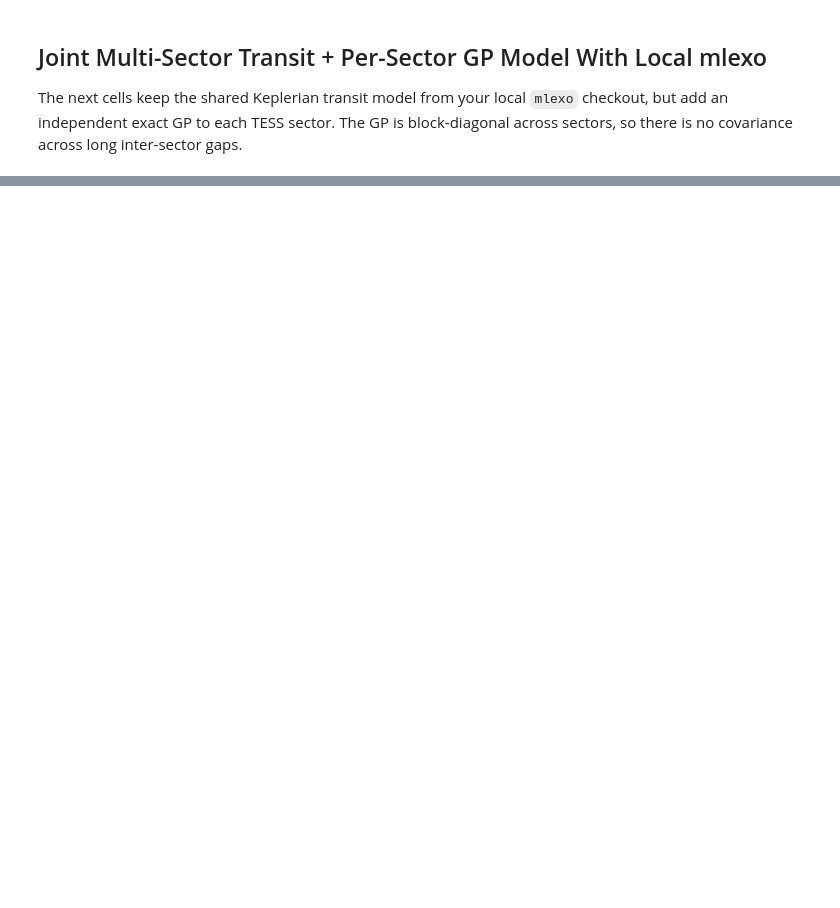
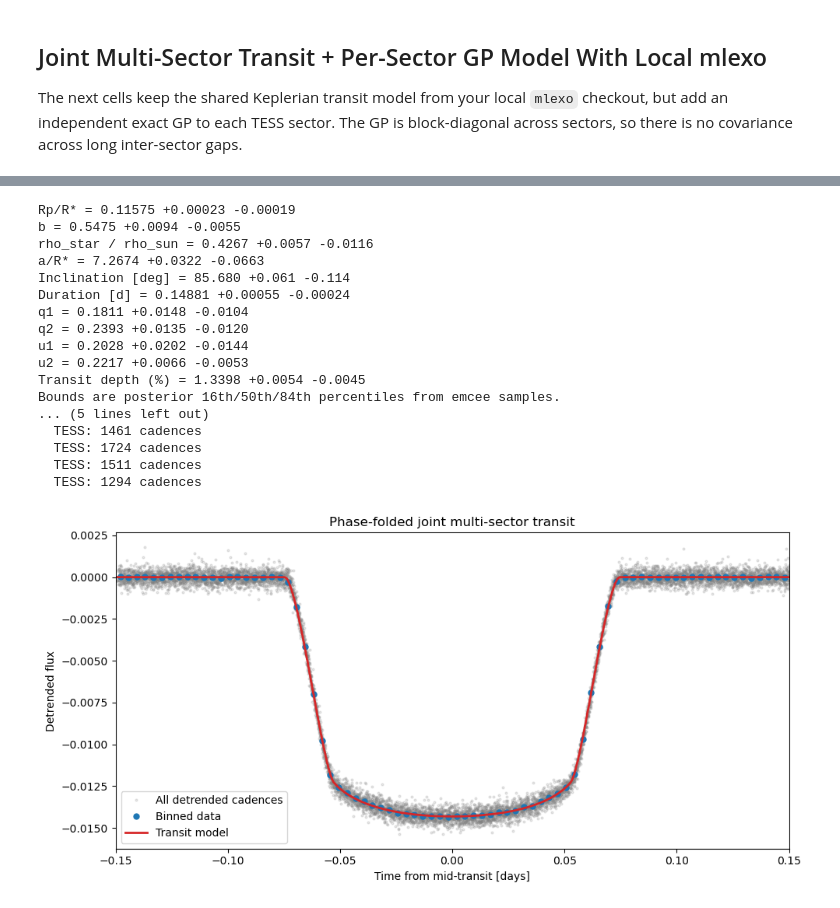
Before and after one commit to calderlen/atmo-retrieval, a Jupyter notebook: notebooks/kelt20b-tess-mlexo.ipynb, the cells around one changed output, grey strips where cells are left out. Drawn from its saved outputs; the diff is of its cells as text; code cells hidden in the pictures; blank space fills up the shorter version.

Commit message:
notebooks improved

```diff
--- a/notebooks/kelt20b-tess-mlexo.ipynb
+++ b/notebooks/kelt20b-tess-mlexo.ipynb
@@ -210,6 +237,10 @@ for label, count in zip(dataset["sector_labels"], dataset["sector_counts"]):
 # %%
+import hashlib
 import importlib.util
+import json
+import os
 import sys
+from multiprocessing import get_context
 from pathlib import Path
 
 import emcee
@@ -253,6 +284,15 @@ EMCEE_BURNIN_STEPS = 150
 EMCEE_PRODUCTION_STEPS = 300
 EMCEE_THIN = 5
 EMCEE_INIT_SCALE = 1.0e-3
+EMCEE_USE_POOL = True
+EMCEE_N_PROCESSES = max(1, min(8, (os.cpu_count() or 1) - 1))
+EMCEE_START_METHOD = "fork"
+RUN_CACHE_VERSION = "mlx_cpu_gp_emcee_cache_v1"
+FORCE_RERUN = False
+PROJECT_ROOT = Path.cwd()
+if not (PROJECT_ROOT / "environment-exometal.yml").exists() and (PROJECT_ROOT.parent / "environment-exometal.yml").exists():
+    PROJECT_ROOT = PROJECT_ROOT.parent
+RUN_CACHE_DIR = PROJECT_ROOT / "notebooks" / ".cache" / "kelt20b-tess-mlexo"
 
 mlexo = sys.modules["mlexo"]
 print("Loaded local mlexo from", MLEXO_ROOT)
@@ -721,31 +988,68 @@ ax.plot(best_fit["phase_grid"], best_fit["phase_model_grid"], color="tab:red", l
 ax.set_xlim(-PLOT_WINDOW_D, PLOT_WINDOW_D)
 ax.set_title("Phase-folded joint multi-sector transit")
 ax.set_xlabel("Time from mid-transit [days]")
 ax.set_ylabel("Detrended flux")
 ax.legend()
 plt.tight_layout()
 
 summary_stats = best_fit.get("summary_stats")
+if summary_stats is not None and "u1" not in summary_stats and "posterior_theta" in best_fit:
+    ld_keys = {"q1": [], "q2": [], "u1": [], "u2": []}
+    for theta in np.asarray(best_fit["posterior_theta"], dtype=np.float64):
+        pars = unpack_params(theta, dataset["n_sectors"])
+        ld_keys["q1"].append(pars["q1"])
+        ld_keys["q2"].append(pars["q2"])
+        ld_keys["u1"].append(pars["u"][0])
+        ld_keys["u2"].append(pars["u"][1])
+    for key, values in ld_keys.items():
+        summary_stats[key] = summarize_interval(values)
+    best_fit["summary_stats"] = summary_stats
+
 
 def print_interval(label, value, fmt, stats=None):
     if stats is None:
         print(f"{label} = {format(value, fmt)}")
         return
+    plus = stats.get("plus", stats["upper"] - stats["median"])
+    minus = stats.get("minus", stats["median"] - stats["lower"])
     print(
         f"{label} = {format(stats['median'], fmt)} "
-        f"[{format(stats['lower'], fmt)}, {format(stats['upper'], fmt)}]"
+        f"+{format(plus, fmt)} -{format(minus, fmt)}"
     )
 
 print_interval("Rp/R*", best_fit["r"], ".5f", None if summary_stats is None else summary_stats["r"])
 print_interval("b", best_fit["b"], ".4f", None if summary_stats is None else summary_stats["b"])
 print_interval("rho_star / rho_sun", best_fit["rho_star_solar"], ".4f", None if summary_stats is None else summary_stats["rho_star_solar"])
 print_interval("a/R*", best_fit["a_over_rstar"], ".4f", None if summary_stats is None else summary_stats["a_over_rstar"])
 print_interval("Inclination [deg]", best_fit["inclination_deg"], ".3f", None if summary_stats is None else summary_stats["inclination_deg"])
 print_interval("Duration [d]", best_fit["duration"], ".5f", None if summary_stats is None else summary_stats["duration"])
+print_interval("q1", best_fit["q1"], ".4f", None if summary_stats is None else summary_stats.get("q1"))
+print_interval("q2", best_fit["q2"], ".4f", None if summary_stats is None else summary_stats.get("q2"))
+print_interval("u1", best_fit["u"][0], ".4f", None if summary_stats is None else summary_stats.get("u1"))
+print_interval("u2", best_fit["u"][1], ".4f", None if summary_stats is None else summary_stats.get("u2"))
 print_interval("Transit depth (%)", 100.0 * best_fit["r"] ** 2, ".4f", None if summary_stats is None else summary_stats["transit_depth_percent"])
 if summary_stats is not None:
     print("Bounds are posterior 16th/50th/84th percentiles from emcee samples.")
     print(f"Acceptance fraction = {best_fit['emcee_acceptance_fraction']:.3f}")
 print("Sectors fit:")
 for label, count in zip(dataset["sector_labels"], dataset["sector_counts"]):
     print(f"  {label}: {int(count)} cadences")
+# %% [output]
+Rp/R* = 0.11575 +0.00023 -0.00019
+b = 0.5475 +0.0094 -0.0055
+rho_star / rho_sun = 0.4267 +0.0057 -0.0116
+a/R* = 7.2674 +0.0322 -0.0663
+Inclination [deg] = 85.680 +0.061 -0.114
+Duration [d] = 0.14881 +0.00055 -0.00024
+q1 = 0.1811 +0.0148 -0.0104
+q2 = 0.2393 +0.0135 -0.0120
+u1 = 0.2028 +0.0202 -0.0144
+u2 = 0.2217 +0.0066 -0.0053
+Transit depth (%) = 1.3398 +0.0054 -0.0045
+Bounds are posterior 16th/50th/84th percentiles from emcee samples.
+... (5 lines left out)
+  TESS: 1461 cadences
+  TESS: 1724 cadences
+  TESS: 1511 cadences
+  TESS: 1294 cadences
+[figure, added]
```
Also changed, not shown: parts of 10 cells of this notebook, 1 other file.
